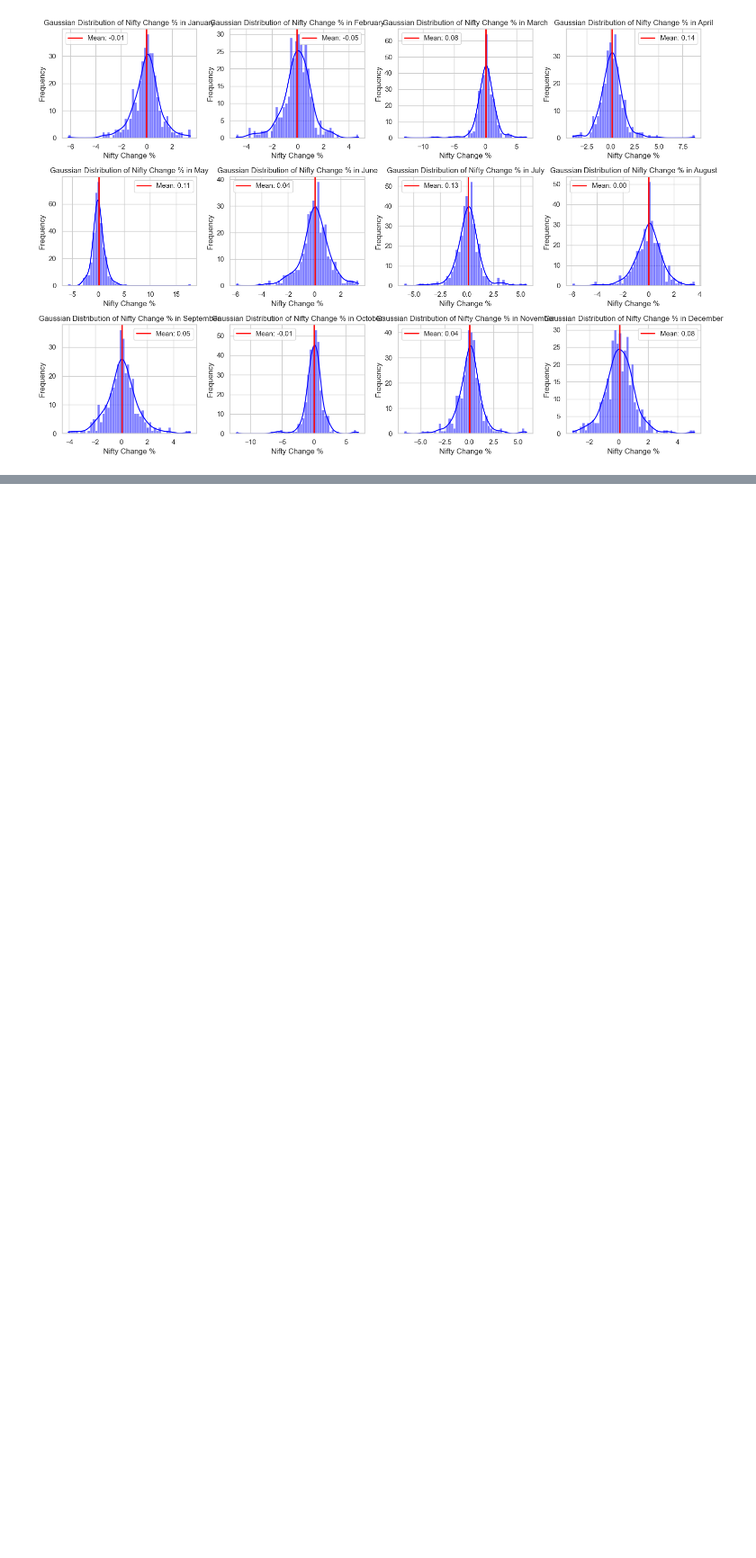
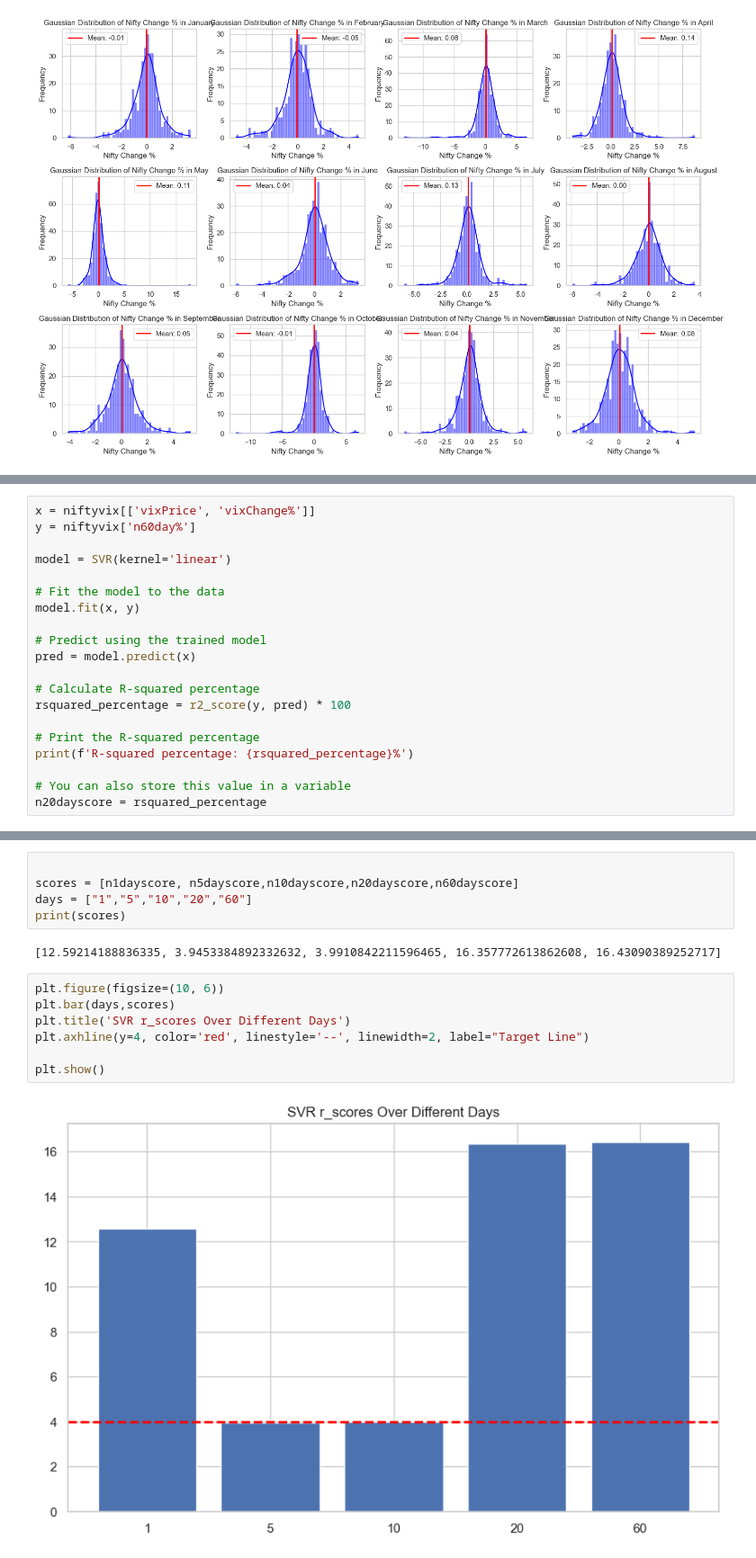
Before and after one commit to albertodavincishekhawat/IndiaVIXanalysis, a Jupyter notebook: AnalysingIndiaVIXdata.ipynb, the cells around one changed output, grey strips where cells are left out. Shown at 90% size. Saved outputs shown, nothing was run; the diff lists cells and outputs as text; blank space fills up the shorter version.

```diff
--- a/AnalysingIndiaVIXdata.ipynb
+++ b/AnalysingIndiaVIXdata.ipynb
@@ -982,0 +1090,20 @@ plt.show()
+# %%
+x = niftyvix[['vixPrice', 'vixChange%']]
+y = niftyvix['n60day%']
+
+model = SVR(kernel='linear')
+
+# Fit the model to the data
+model.fit(x, y)
+
+# Predict using the trained model
+pred = model.predict(x)
+
+# Calculate R-squared percentage
+rsquared_percentage = r2_score(y, pred) * 100
+
+# Print the R-squared percentage
+print(f'R-squared percentage: {rsquared_percentage}%')
+
+# You can also store this value in a variable
+n20dayscore = rsquared_percentage
@@ -982,0 +1114,16 @@ plt.show()
+# %%
+
+scores = [n1dayscore, n5dayscore,n10dayscore,n20dayscore,n60dayscore]
+days = ["1","5","10","20","60"]
+print(scores)
+# %% [output]
+[12.59214188836335, 3.9453384892332632, 3.9910842211596465, 16.357772613862608, 16.43090389252717]
+# %%
+plt.figure(figsize=(10, 6))
+plt.bar(days,scores)
+plt.title('SVR r_scores Over Different Days')
+plt.axhline(y=4, color='red', linestyle='--', linewidth=2, label="Target Line")
+
+plt.show()
+# %% [output]
+[figure, added]
```
Also changed, not shown: parts of 31 cells of this notebook.
